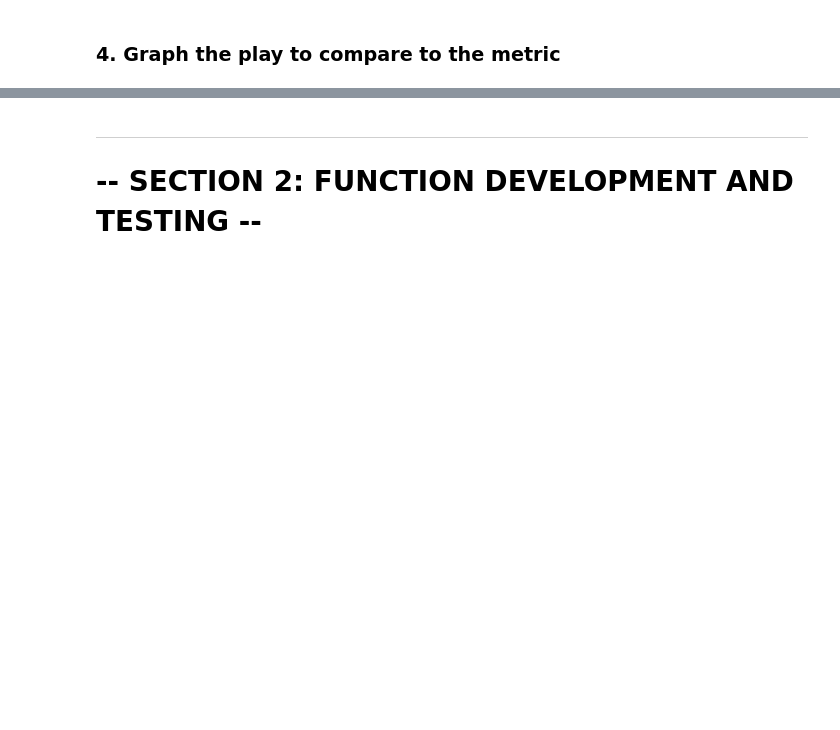
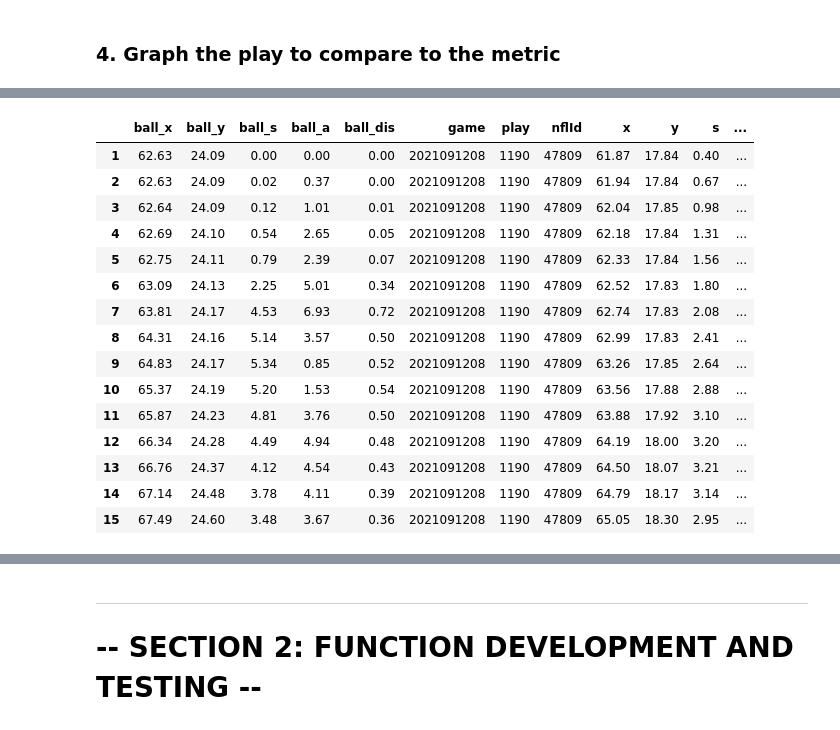
Before and after one commit to Miller-Ryan-1/nfl-linemen, a Jupyter notebook: passrush-efficiency_metric.ipynb, the cells around one changed output, grey strips where cells are left out. Drawn from its saved outputs; the diff is of its cells as text; code cells hidden in the pictures; blank space fills up the shorter version.

```diff
--- a/passrush-efficiency_metric.ipynb
+++ b/passrush-efficiency_metric.ipynb
@@ -278,0 +353,16 @@ scout_pass_rush[scout_pass_rush.game == game][scout_pass_rush.play == play][scou
+# %%
+x = pass_rusher_analysis_frames.x
+y = pass_rusher_analysis_frames.y
+x_b_p = pass_rusher_analysis_frames.shift_ball_x
+y_b_p = pass_rusher_analysis_frames.shift_ball_y
+p = pass_rusher_analysis_frames.pursuit
+
+v = zip(x,y,x_b_p,y_b_p,p)
+v_s = []
+
+for i in v:
+    v_hat = list(np.array([i[2]-i[0],i[3]-i[1]]))
+    v_hat.append(i[4])
+    v_s.append(v_hat)
+
+v_s
@@ -278,0 +393,21 @@ scout_pass_rush[scout_pass_rush.game == game][scout_pass_rush.play == play][scou
+# %%
+pass_rusher_analysis_frames['vec_y'] = vec_y
+pass_rusher_analysis_frames['vec_x'] = vec_x
+pass_rusher_analysis_frames
+# %% [output]
+|  | ball_x | ball_y | ball_s | ball_a | ball_dis | game | play | nflId | x | y | s | ... |
+| 1 | 62.63 | 24.09 | 0.00 | 0.00 | 0.00 | 2021091208 | 1190 | 47809 | 61.87 | 17.84 | 0.40 | ... |
+| 2 | 62.63 | 24.09 | 0.02 | 0.37 | 0.00 | 2021091208 | 1190 | 47809 | 61.94 | 17.84 | 0.67 | ... |
+| 3 | 62.64 | 24.09 | 0.12 | 1.01 | 0.01 | 2021091208 | 1190 | 47809 | 62.04 | 17.85 | 0.98 | ... |
+| 4 | 62.69 | 24.10 | 0.54 | 2.65 | 0.05 | 2021091208 | 1190 | 47809 | 62.18 | 17.84 | 1.31 | ... |
+| 5 | 62.75 | 24.11 | 0.79 | 2.39 | 0.07 | 2021091208 | 1190 | 47809 | 62.33 | 17.84 | 1.56 | ... |
+| 6 | 63.09 | 24.13 | 2.25 | 5.01 | 0.34 | 2021091208 | 1190 | 47809 | 62.52 | 17.83 | 1.80 | ... |
+| 7 | 63.81 | 24.17 | 4.53 | 6.93 | 0.72 | 2021091208 | 1190 | 47809 | 62.74 | 17.83 | 2.08 | ... |
+| 8 | 64.31 | 24.16 | 5.14 | 3.57 | 0.50 | 2021091208 | 1190 | 47809 | 62.99 | 17.83 | 2.41 | ... |
+| 9 | 64.83 | 24.17 | 5.34 | 0.85 | 0.52 | 2021091208 | 1190 | 47809 | 63.26 | 17.85 | 2.64 | ... |
+| 10 | 65.37 | 24.19 | 5.20 | 1.53 | 0.54 | 2021091208 | 1190 | 47809 | 63.56 | 17.88 | 2.88 | ... |
+| 11 | 65.87 | 24.23 | 4.81 | 3.76 | 0.50 | 2021091208 | 1190 | 47809 | 63.88 | 17.92 | 3.10 | ... |
+| 12 | 66.34 | 24.28 | 4.49 | 4.94 | 0.48 | 2021091208 | 1190 | 47809 | 64.19 | 18.00 | 3.20 | ... |
+| 13 | 66.76 | 24.37 | 4.12 | 4.54 | 0.43 | 2021091208 | 1190 | 47809 | 64.50 | 18.07 | 3.21 | ... |
+| 14 | 67.14 | 24.48 | 3.78 | 4.11 | 0.39 | 2021091208 | 1190 | 47809 | 64.79 | 18.17 | 3.14 | ... |
+| 15 | 67.49 | 24.60 | 3.48 | 3.67 | 0.36 | 2021091208 | 1190 | 47809 | 65.05 | 18.30 | 2.95 | ... |
```
Also changed, not shown: parts of 29 cells of this notebook.
